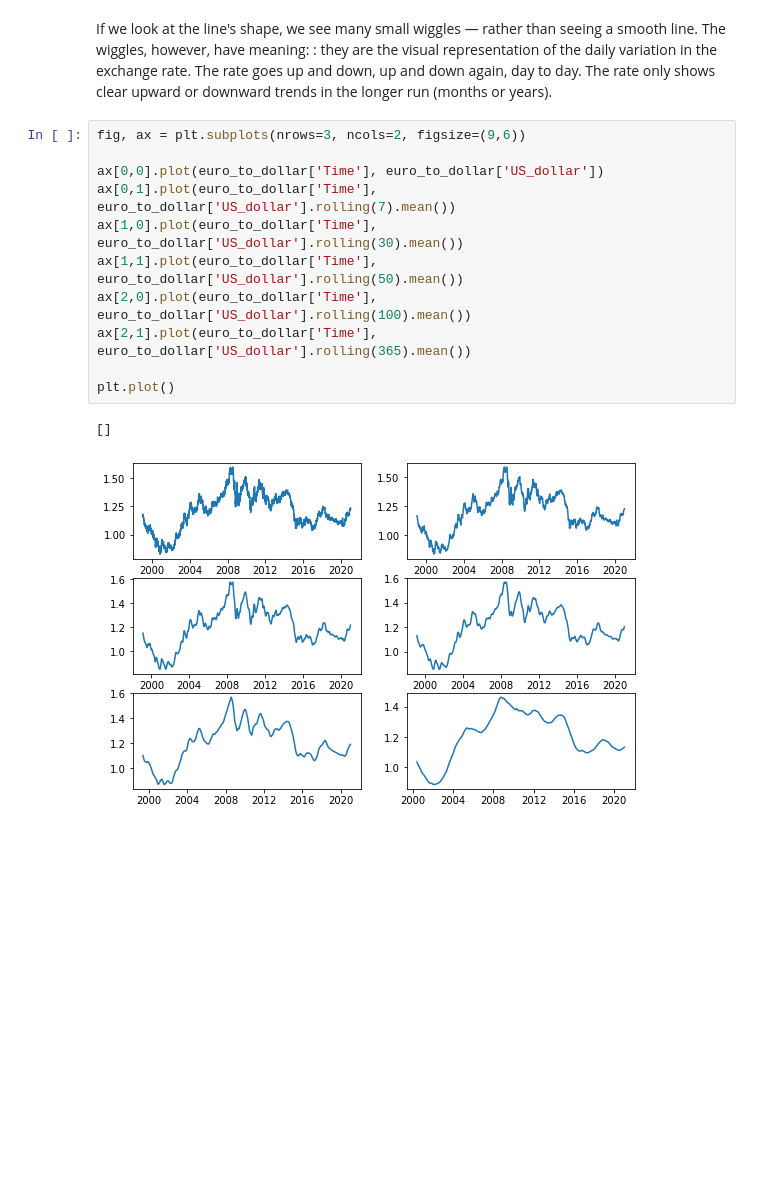
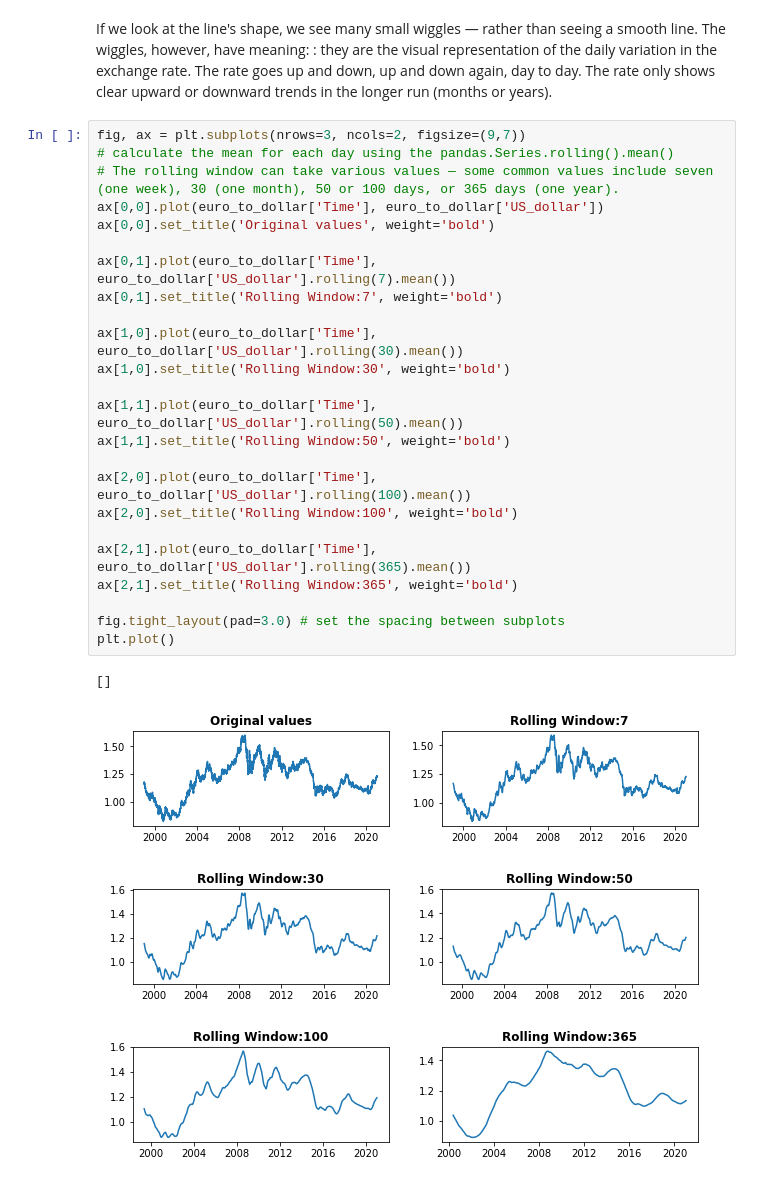
Before and after one commit to hoangvn111/Project-Storytelling-Data-Visualization-on-Exchange-Rates, a Jupyter notebook: Project_Storytelling_Data_Visualization_on_Exchange_Rates.ipynb, the cells around one changed output. Cells and saved outputs as stored; diff of their text form; blank space fills up the shorter version.

Commit message:
Rolling mean, Financial Crisis Graph

```diff
--- a/Project_Storytelling_Data_Visualization_on_Exchange_Rates.ipynb
+++ b/Project_Storytelling_Data_Visualization_on_Exchange_Rates.ipynb
@@ -133,16 +133,29 @@ plt.show()
 # %% [markdown]
 If we look at the line's shape, we see many small wiggles — rather than seeing a smooth line. The wiggles, however, have meaning: : they are the visual representation of the daily variation in the exchange rate. The rate goes up and down, up and down again, day to day. The rate only shows clear upward or downward trends in the longer run (months or years).
 # %%
-fig, ax = plt.subplots(nrows=3, ncols=2, figsize=(9,6))
+fig, ax = plt.subplots(nrows=3, ncols=2, figsize=(9,7))
+# calculate the mean for each day using the pandas.Series.rolling().mean()
+# The rolling window can take various values — some common values include seven (one week), 30 (one month), 50 or 100 days, or 365 days (one year).
+ax[0,0].plot(euro_to_dollar['Time'], euro_to_dollar['US_dollar'])
+ax[0,0].set_title('Original values', weight='bold')
 
-ax[0,0].plot(euro_to_dollar['Time'], euro_to_dollar['US_dollar'])
 ax[0,1].plot(euro_to_dollar['Time'], euro_to_dollar['US_dollar'].rolling(7).mean())
+ax[0,1].set_title('Rolling Window:7', weight='bold')
+
 ax[1,0].plot(euro_to_dollar['Time'], euro_to_dollar['US_dollar'].rolling(30).mean())
+ax[1,0].set_title('Rolling Window:30', weight='bold')
+
 ax[1,1].plot(euro_to_dollar['Time'], euro_to_dollar['US_dollar'].rolling(50).mean())
+ax[1,1].set_title('Rolling Window:50', weight='bold')
+
 ax[2,0].plot(euro_to_dollar['Time'], euro_to_dollar['US_dollar'].rolling(100).mean())
+ax[2,0].set_title('Rolling Window:100', weight='bold')
+
 ax[2,1].plot(euro_to_dollar['Time'], euro_to_dollar['US_dollar'].rolling(365).mean())
+ax[2,1].set_title('Rolling Window:365', weight='bold')
 
+fig.tight_layout(pad=3.0) # set the spacing between subplots
 plt.plot()
 # %% [output]
 []
-[figure, old version]
+[figure, new version]
```
Also changed, not shown: parts of 10 cells of this notebook.
